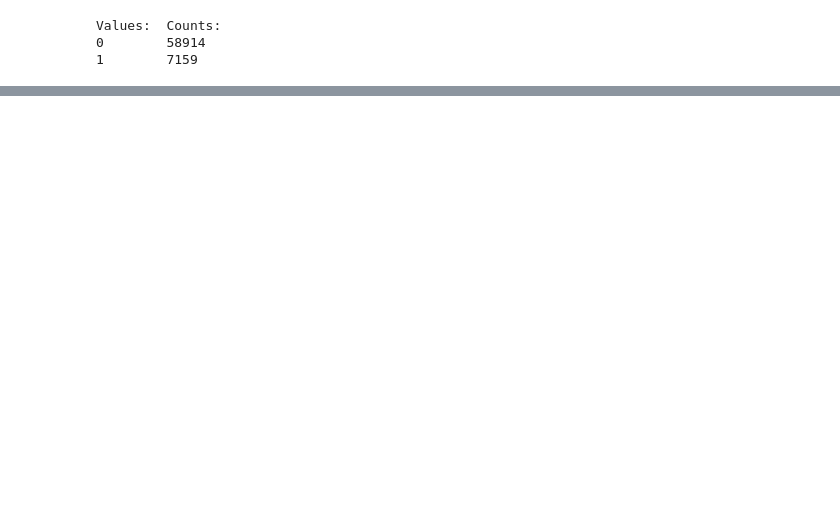
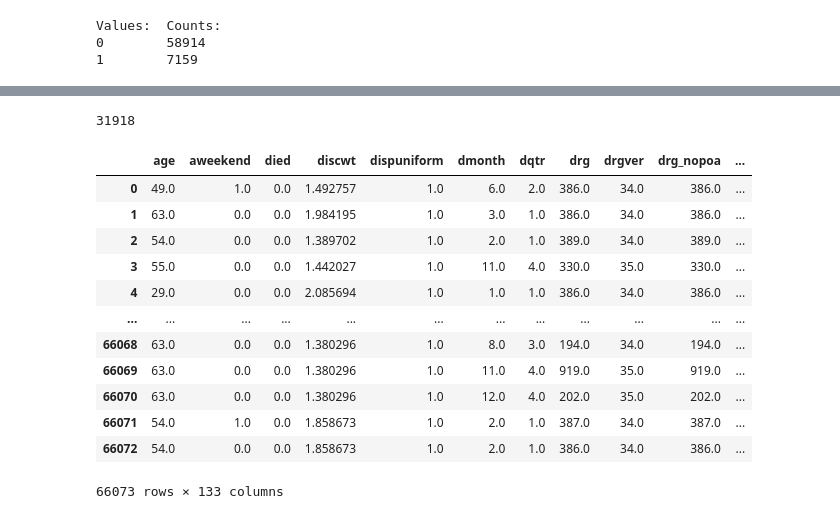
Before and after one commit to Autonomousse/UCSD_NRD_2017, a Jupyter notebook: NRD_2017_defining_cohort.ipynb, the cells around one changed output, grey strips where cells are left out. Drawn from its saved outputs; the diff is of its cells as text; code cells hidden in the pictures; blank space fills up the shorter version.

Commit message:
Added in coded for total_ibd_related_procedures column. Still need a few more columns before final file can be created.

```diff
--- a/NRD_2017_defining_cohort.ipynb
+++ b/NRD_2017_defining_cohort.ipynb
@@ -118,3 +112,6 @@ for number in values:
 Values:  Counts:
 0        58914
 1        7159
+# %%
+# Use pivot_table with aggregate function 'sum' to essentially group by the nrd_visitlinks and sum the ibd_related_procedures for each patient.
+pivot_df = ibd_index_file.pivot_table(index='nrd_visitlink', values='ibd_related_procedures', aggfunc='sum').reset_index()
@@ -120,0 +132,30 @@ Values:  Counts:
+# %%
+# Since the pivot table only has unique patients and totals per patient, create a dictionary to store each patient and their total ibd_related_procedures.
+patient_totals = {}
+for row in pivot_df.itertuples(index=False):
+    patient_totals.update({row.nrd_visitlink: row.ibd_related_procedures})
+# %%
+# Double check to make sure we still have the same number of unique patients as before.
+len(patient_totals)
+# %% [output]
+31918
+# %%
+# Create a new column called 'total_ibd_related_procedures' by mapping the nrd_visitlinks values from the dicionary patient_totals.
+ibd_index_file['total_ibd_related_procedures'] = ibd_index_file['nrd_visitlink'].map(patient_totals)
+# %%
+# Take a quick look at the file.
+ibd_index_file
+# %% [output]
+|  | age | aweekend | died | discwt | dispuniform | dmonth | dqtr | drg | drgver | drg_nopoa | ... |
+| 0 | 49.0 | 1.0 | 0.0 | 1.492757 | 1.0 | 6.0 | 2.0 | 386.0 | 34.0 | 386.0 | ... |
+| 1 | 63.0 | 0.0 | 0.0 | 1.984195 | 1.0 | 3.0 | 1.0 | 386.0 | 34.0 | 386.0 | ... |
+| 2 | 54.0 | 0.0 | 0.0 | 1.389702 | 1.0 | 2.0 | 1.0 | 389.0 | 34.0 | 389.0 | ... |
+| 3 | 55.0 | 0.0 | 0.0 | 1.442027 | 1.0 | 11.0 | 4.0 | 330.0 | 35.0 | 330.0 | ... |
+| 4 | 29.0 | 0.0 | 0.0 | 2.085694 | 1.0 | 1.0 | 1.0 | 386.0 | 34.0 | 386.0 | ... |
+| ... | ... | ... | ... | ... | ... | ... | ... | ... | ... | ... | ... |
+| 66068 | 63.0 | 0.0 | 0.0 | 1.380296 | 1.0 | 8.0 | 3.0 | 194.0 | 34.0 | 194.0 | ... |
+| 66069 | 63.0 | 0.0 | 0.0 | 1.380296 | 1.0 | 11.0 | 4.0 | 919.0 | 35.0 | 919.0 | ... |
+| 66070 | 63.0 | 0.0 | 0.0 | 1.380296 | 1.0 | 12.0 | 4.0 | 202.0 | 35.0 | 202.0 | ... |
+| 66071 | 54.0 | 1.0 | 0.0 | 1.858673 | 1.0 | 2.0 | 1.0 | 387.0 | 34.0 | 387.0 | ... |
+| 66072 | 54.0 | 0.0 | 0.0 | 1.858673 | 1.0 | 2.0 | 1.0 | 386.0 | 34.0 | 386.0 | ... |
+66073 rows × 133 columns
```
Also changed, not shown: parts of 10 cells of this notebook.
